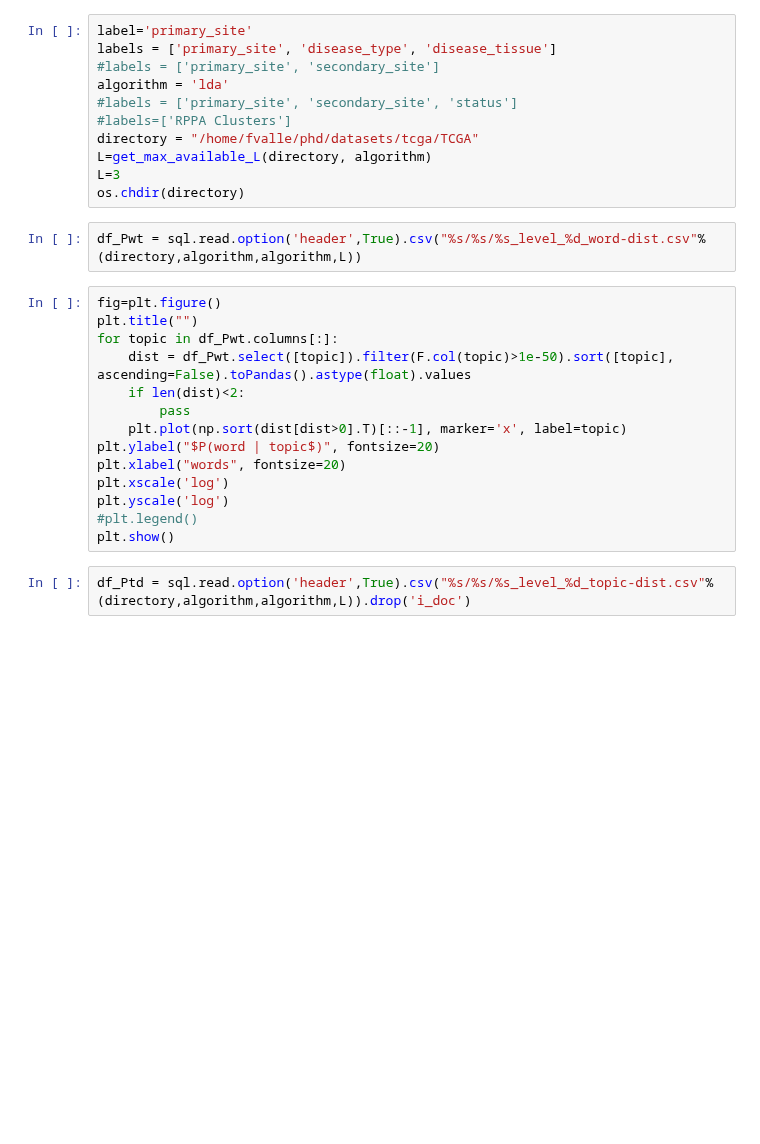
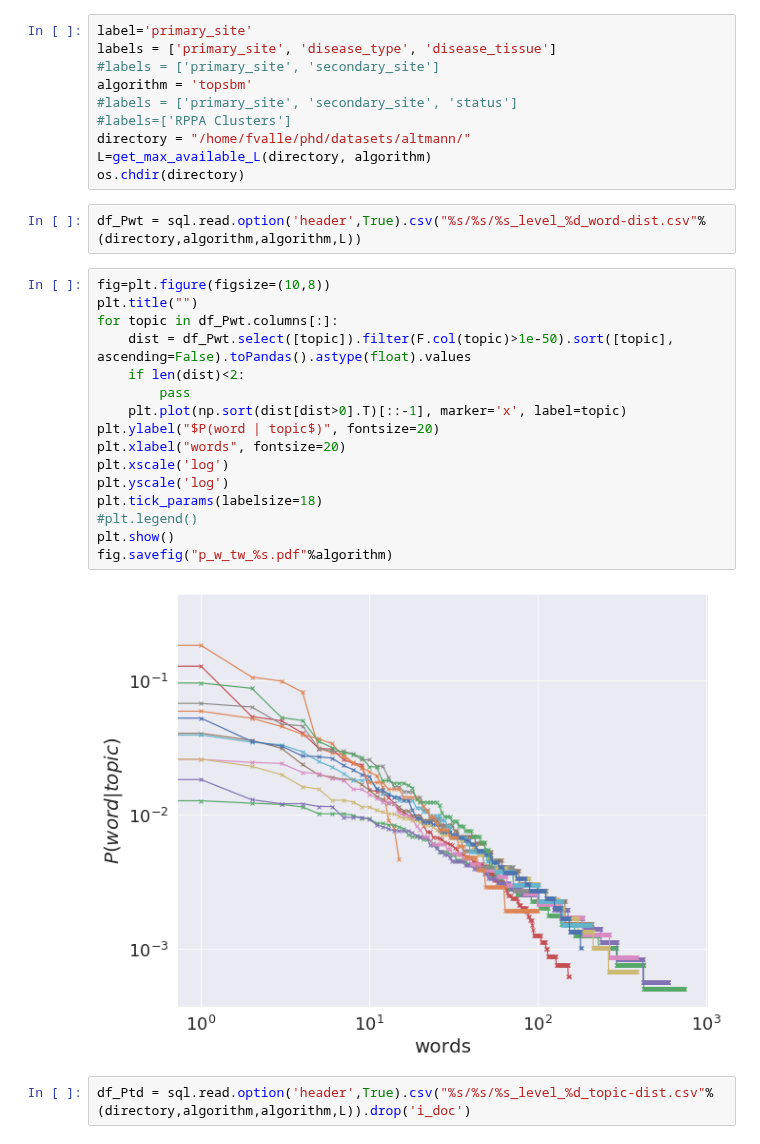
Before and after one commit to fvalle1/master_thesis, a Jupyter notebook: hSBM_word-dist.ipynb, the cells around one changed output. Saved outputs shown, nothing was run; the diff lists cells and outputs as text; blank space fills up the shorter version.

```diff
--- a/hSBM_word-dist.ipynb
+++ b/hSBM_word-dist.ipynb
@@ -22,29 +24,32 @@ sql = spark.SQLContext(sc)
 label='primary_site'
 labels = ['primary_site', 'disease_type', 'disease_tissue']
 #labels = ['primary_site', 'secondary_site']
-algorithm = 'lda'
+algorithm = 'topsbm'
 #labels = ['primary_site', 'secondary_site', 'status']
 #labels=['RPPA Clusters']
-directory = "/home/fvalle/phd/datasets/tcga/TCGA"
+directory = "/home/fvalle/phd/datasets/altmann/"
 L=get_max_available_L(directory, algorithm)
-L=3
 os.chdir(directory)
 # %%
 df_Pwt = sql.read.option('header',True).csv("%s/%s/%s_level_%d_word-dist.csv"%(directory,algorithm,algorithm,L))
 # %%
-fig=plt.figure()
+fig=plt.figure(figsize=(10,8))
 plt.title("")
 for topic in df_Pwt.columns[:]:
     dist = df_Pwt.select([topic]).filter(F.col(topic)>1e-50).sort([topic], ascending=False).toPandas().astype(float).values
     if len(dist)<2:
         pass
     plt.plot(np.sort(dist[dist>0].T)[::-1], marker='x', label=topic)
 plt.ylabel("$P(word | topic$)", fontsize=20)
 plt.xlabel("words", fontsize=20)
 plt.xscale('log')
 plt.yscale('log')
+plt.tick_params(labelsize=18)
 #plt.legend()
 plt.show()
+fig.savefig("p_w_tw_%s.pdf"%algorithm)
+# %% [output]
+[figure, added]
 # %%
 df_Ptd = sql.read.option('header',True).csv("%s/%s/%s_level_%d_topic-dist.csv"%(directory,algorithm,algorithm,L)).drop('i_doc')
 # %%
```
Also changed, not shown: parts of 22 cells of this notebook, 10 other files.
